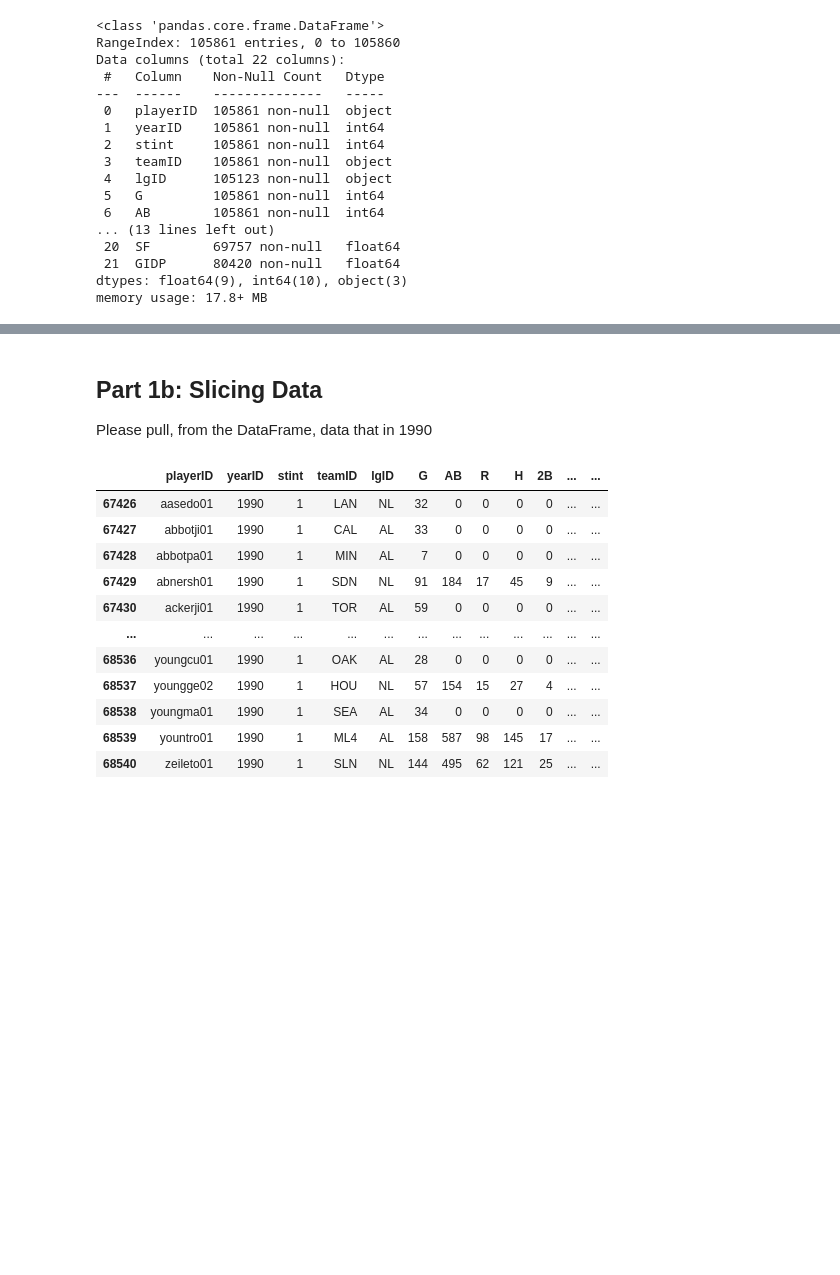
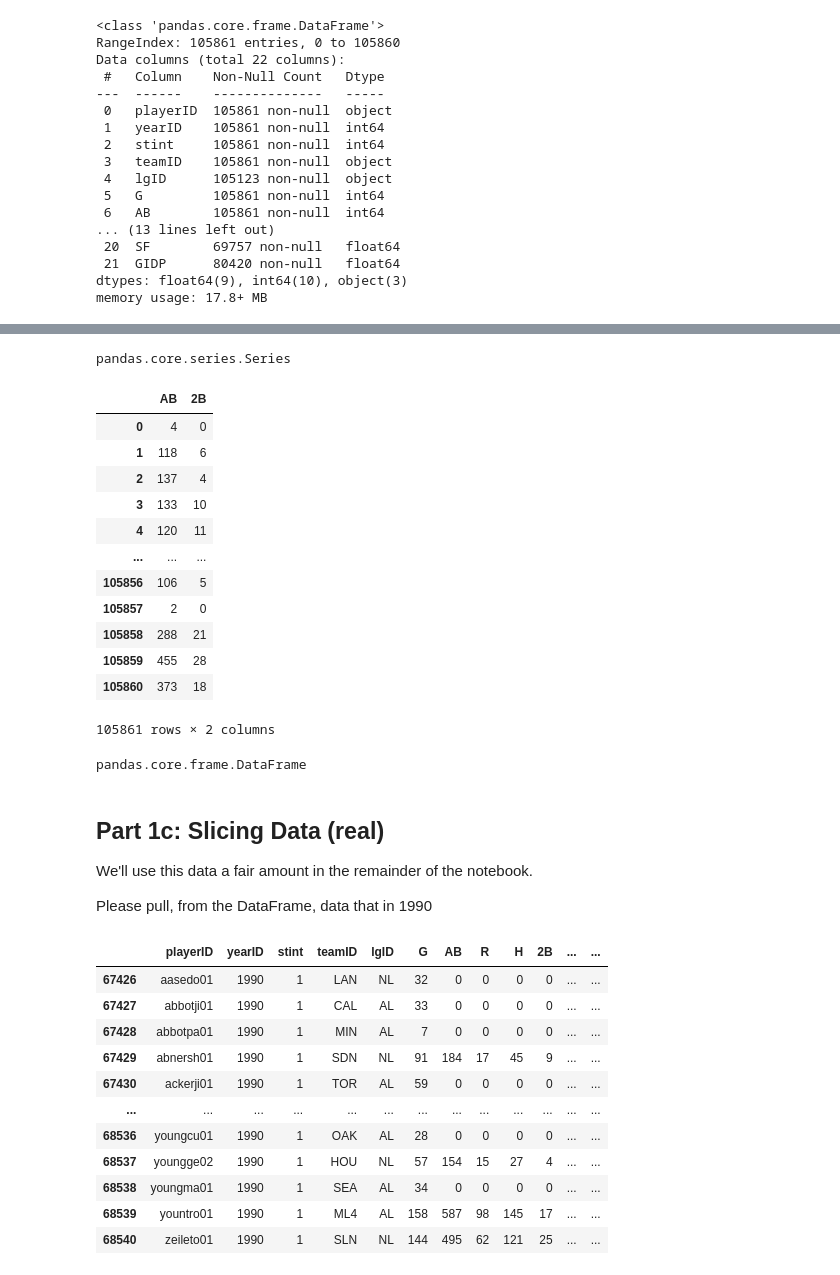
Before and after one commit to TheDarkTrumpet/BAIS-6040-0EXP-Sum2021, a Jupyter notebook: Homework/Homework5.ipynb, the cells around one changed output, grey strips where cells are left out. Drawn from its saved outputs; the diff is of its cells as text; code cells hidden in the pictures; blank space fills up the shorter version.

```diff
--- a/Homework/Homework5.ipynb
+++ b/Homework/Homework5.ipynb
@@ -59,5 +86,34 @@ memory usage: 17.8+ MB
+# %%
+# Run type() also on the above.  What does it give you?  Pay attention to the types, and how it differs from a DataFrame!
+type(mlbBattingData["H"])
+# %% [output]
+pandas.core.series.Series
+# %%
+# Now let's pull 2 columns.  Lets do AB and 2B
+mlbBattingData[["AB", "2B"]]
+# %% [output]
+|  | AB | 2B |
+| 0 | 4 | 0 |
+| 1 | 118 | 6 |
+| 2 | 137 | 4 |
+| 3 | 133 | 10 |
+| 4 | 120 | 11 |
+| ... | ... | ... |
+| 105856 | 106 | 5 |
+| 105857 | 2 | 0 |
+| 105858 | 288 | 21 |
+| 105859 | 455 | 28 |
+| 105860 | 373 | 18 |
+105861 rows × 2 columns
+# %%
+# Now run type on what you did with pulling AB/2B, what does it give you?  Again, pay attention to types here.
+type(mlbBattingData[["AB", "2B"]])
+# %% [output]
+pandas.core.frame.DataFrame
 # %% [markdown]
-## Part 1b: Slicing Data
+## Part 1c: Slicing Data (real)
+
+We'll use this data a fair amount in the remainder of the notebook.
 
 Please pull, from the DataFrame, data that in 1990
 # %%
```
Also changed, not shown: parts of 20 cells of this notebook.
